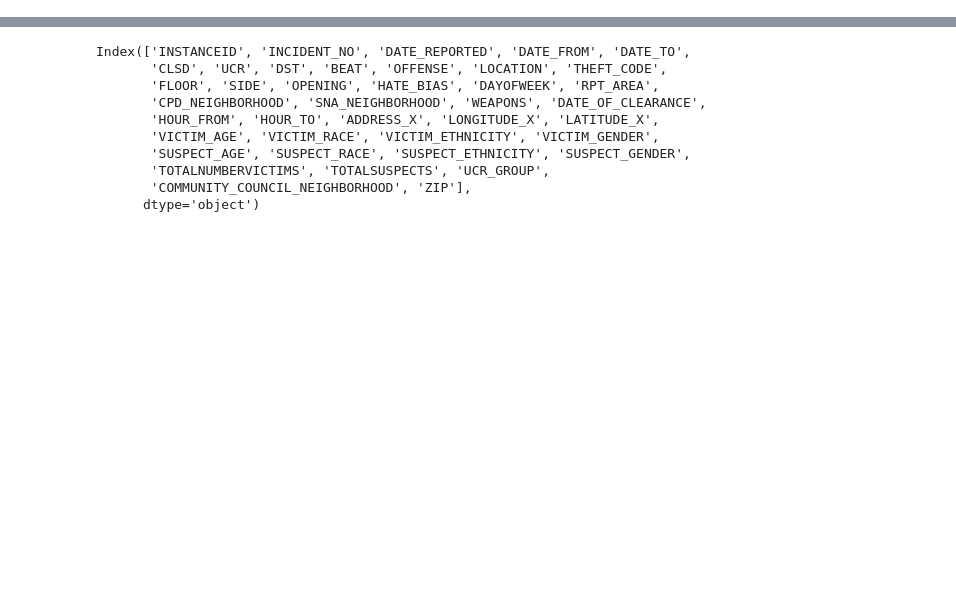
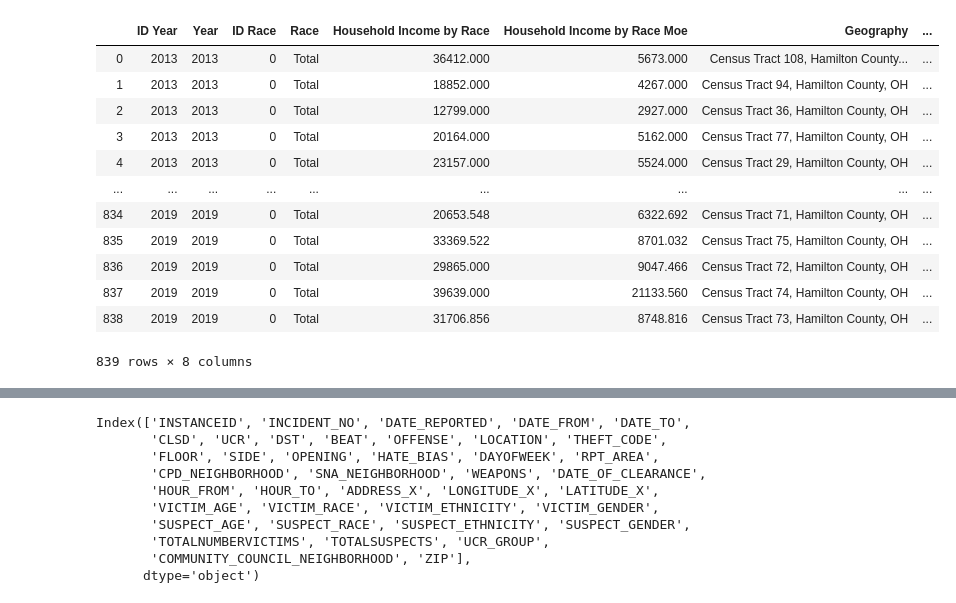
Before and after one commit to kishore7cm/Data-Projects, a Jupyter notebook: Source_Code/Cincinnati Crime Prediction.ipynb, the cells around one changed output, grey strips where cells are left out. Cells and saved outputs as stored; diff of their text form; code cells hidden in the pictures; blank space fills up the shorter version.

```diff
--- a/Source_Code/Cincinnati Crime Prediction.ipynb
+++ b/Source_Code/Cincinnati Crime Prediction.ipynb
@@ -2,0 +18,16 @@ import pandas as pd
+# %%
+income
+# %% [output]
+|  | ID Year | Year | ID Race | Race | Household Income by Race | Household Income by Race Moe | Geography | ... |
+| 0 | 2013 | 2013 | 0 | Total | 36412.000 | 5673.000 | Census Tract 108, Hamilton County... | ... |
+| 1 | 2013 | 2013 | 0 | Total | 18852.000 | 4267.000 | Census Tract 94, Hamilton County, OH | ... |
+| 2 | 2013 | 2013 | 0 | Total | 12799.000 | 2927.000 | Census Tract 36, Hamilton County, OH | ... |
+| 3 | 2013 | 2013 | 0 | Total | 20164.000 | 5162.000 | Census Tract 77, Hamilton County, OH | ... |
+| 4 | 2013 | 2013 | 0 | Total | 23157.000 | 5524.000 | Census Tract 29, Hamilton County, OH | ... |
+| ... | ... | ... | ... | ... | ... | ... | ... | ... |
+| 834 | 2019 | 2019 | 0 | Total | 20653.548 | 6322.692 | Census Tract 71, Hamilton County, OH | ... |
+| 835 | 2019 | 2019 | 0 | Total | 33369.522 | 8701.032 | Census Tract 75, Hamilton County, OH | ... |
+| 836 | 2019 | 2019 | 0 | Total | 29865.000 | 9047.466 | Census Tract 72, Hamilton County, OH | ... |
+| 837 | 2019 | 2019 | 0 | Total | 39639.000 | 21133.560 | Census Tract 74, Hamilton County, OH | ... |
+| 838 | 2019 | 2019 | 0 | Total | 31706.856 | 8748.816 | Census Tract 73, Hamilton County, OH | ... |
+839 rows × 8 columns
```
Also changed, not shown: parts of 33 cells of this notebook, 13 other files.
